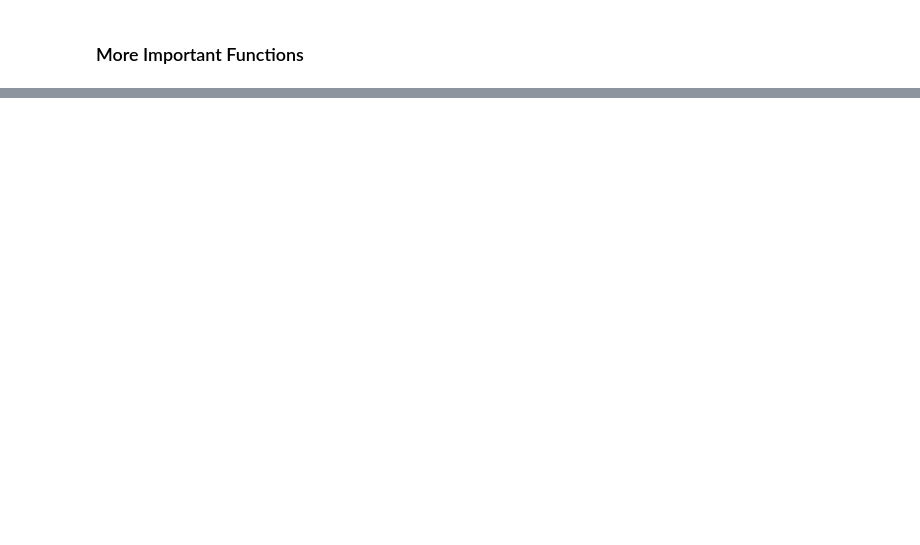
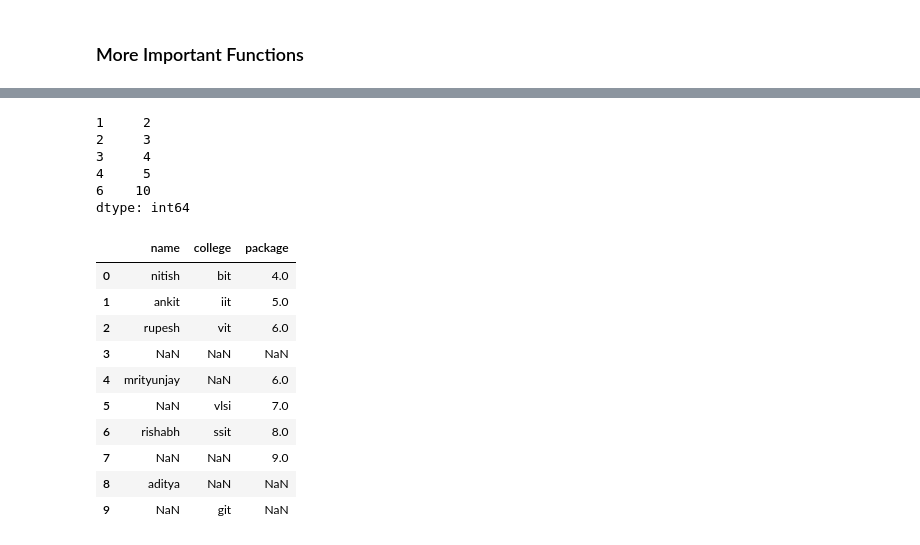
Before and after one commit to Apurba1903/Pandas, a Jupyter notebook: Week 6 dataframe_methods.ipynb, the cells around one changed output, grey strips where cells are left out. Cells and saved outputs as stored; diff of their text form; code cells hidden in the pictures; blank space fills up the shorter version.

```diff
--- a/Week 6 dataframe_methods.ipynb
+++ b/Week 6 dataframe_methods.ipynb
@@ -223,0 +576,29 @@ def sigmoid(value):
+# %%
+# drop (series)
+
+temp = pd.Series([10,2,3,4,5,12,10])
+
+temp.drop(index=[0,5])
+# %% [output]
+1     2
+2     3
+3     4
+4     5
+6    10
+dtype: int64
+# %%
+# drop (dataframe) for cols
+
+students.drop(columns=['branch','cgpa'])
+# %% [output]
+|  | name | college | package |
+| 0 | nitish | bit | 4.0 |
+| 1 | ankit | iit | 5.0 |
+| 2 | rupesh | vit | 6.0 |
+| 3 | NaN | NaN | NaN |
+| 4 | mrityunjay | NaN | 6.0 |
+| 5 | NaN | vlsi | 7.0 |
+| 6 | rishabh | ssit | 8.0 |
+| 7 | NaN | NaN | 9.0 |
+| 8 | aditya | NaN | NaN |
+| 9 | NaN | git | NaN |
```
Also changed, not shown: parts of 105 cells of this notebook.
